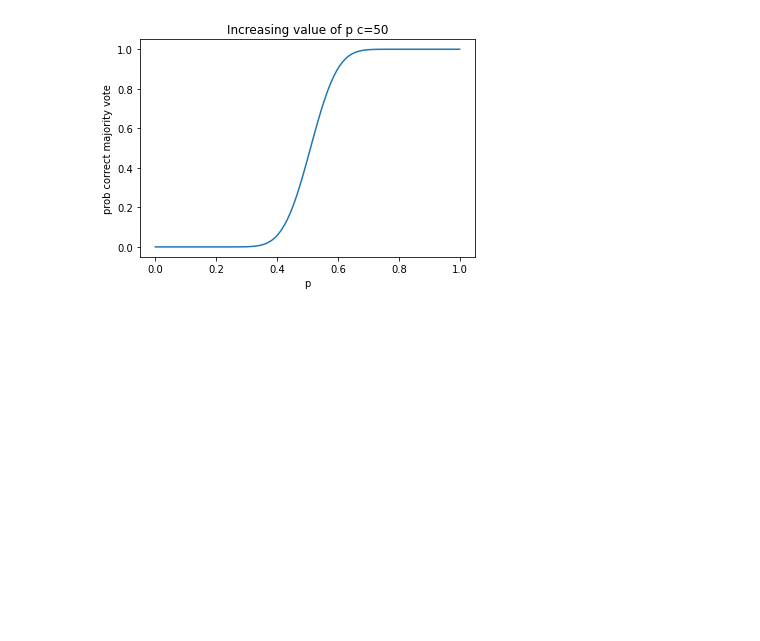
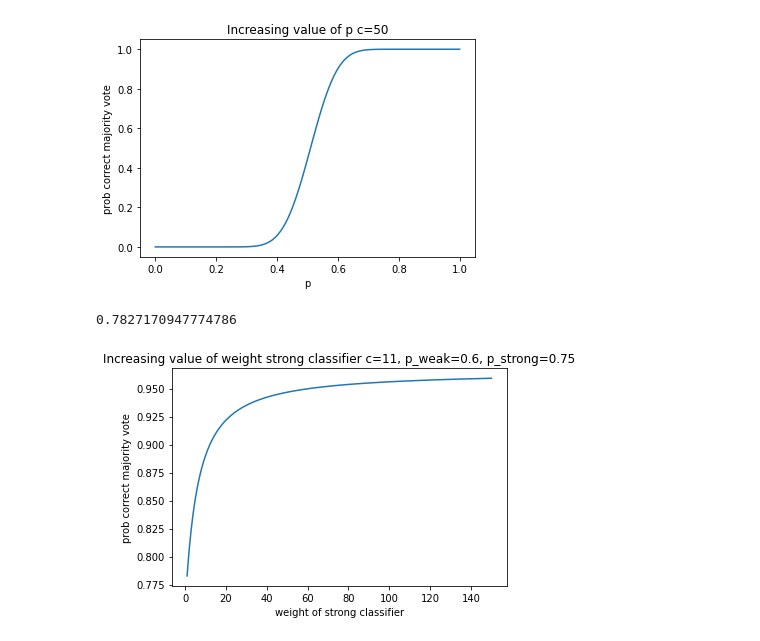
Before and after one commit to stra3/NaturalComputing_assignments, a Jupyter notebook: 05/ensemble-learning/natural_computing_assignment5.ipynb, the cells around one changed output. Saved outputs shown, nothing was run; the diff lists cells and outputs as text; code cells hidden in the pictures; blank space fills up the shorter version.

```diff
--- a/05/ensemble-learning/natural_computing_assignment5.ipynb
+++ b/05/ensemble-learning/natural_computing_assignment5.ipynb
@@ -44,3 +44,33 @@ plt.show()
 # %% [output]
 [figure]
 [figure]
+# %%
+def majority_vote_weighted(probs, weights):
+
+    p = np.sum(probs * weights)/np.sum(weights)
+    c = len(probs)
+
+    return maj_vote_prob(c, p)
+# %%
+probs   = np.array([0.6, 0.6, 0.6, 0.6, 0.6, 0.6, 0.6, 0.6, 0.6, 0.6, 0.75])
+weights = np.array([1.0, 1.0, 1.0, 1.0, 1.0, 1.0, 1.0, 1.0, 1.0, 1.0, 1.0])
+
+print(majority_vote_weighted(probs, weights))
+# %% [output]
+0.7827170947774786
+# %%
+strong_weights = np.linspace(1,150,150,dtype=np.float)
+res = []
+
+for w in strong_weights:
+    probs   = np.array([0.6, 0.6, 0.6, 0.6, 0.6, 0.6, 0.6, 0.6, 0.6, 0.6, 0.75])
+    weights = np.array([1.0, 1.0, 1.0, 1.0, 1.0, 1.0, 1.0, 1.0, 1.0, 1.0, w])
+    res.append(majority_vote_weighted(probs, weights))
+
+plt.plot(strong_weights, res)
+plt.title(f"Increasing value of weight strong classifier c={len(probs)}, p_weak={probs[0]}, p_strong={probs[-1]}")
+plt.xlabel("weight of strong classifier")
+plt.ylabel("prob correct majority vote")
+plt.show()
+# %% [output]
+[figure, added]
```
